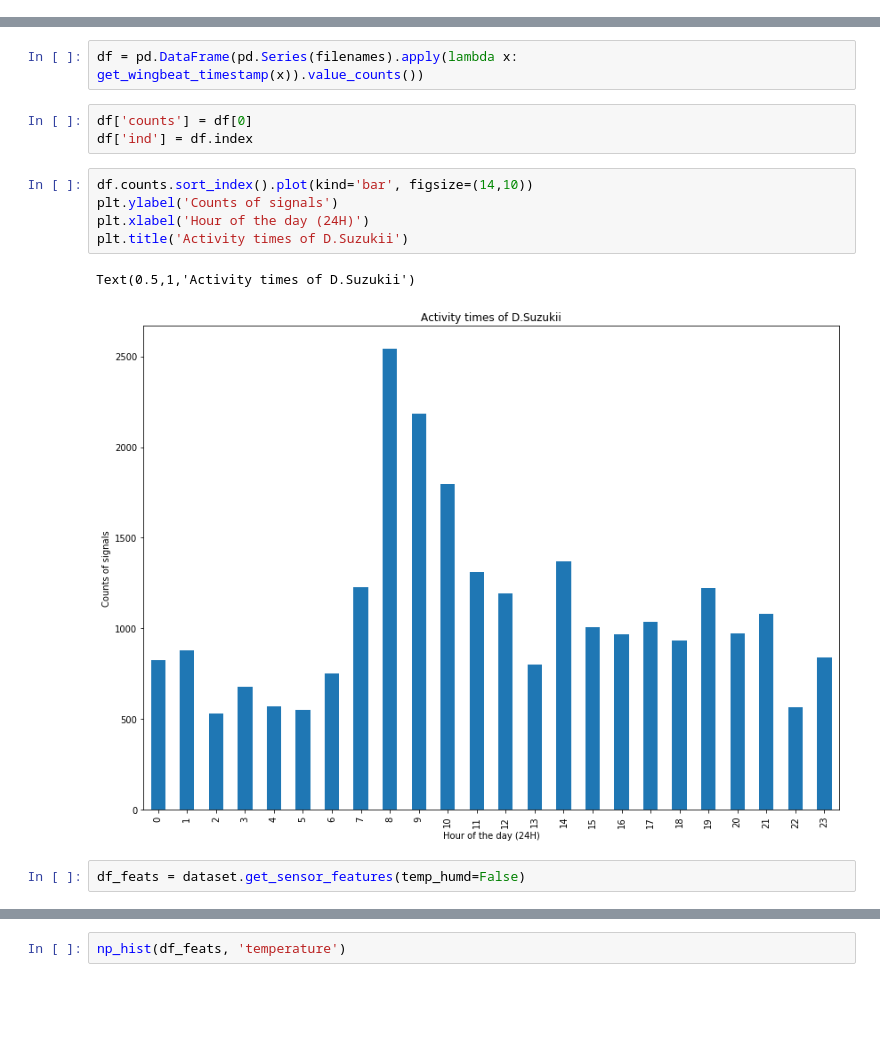
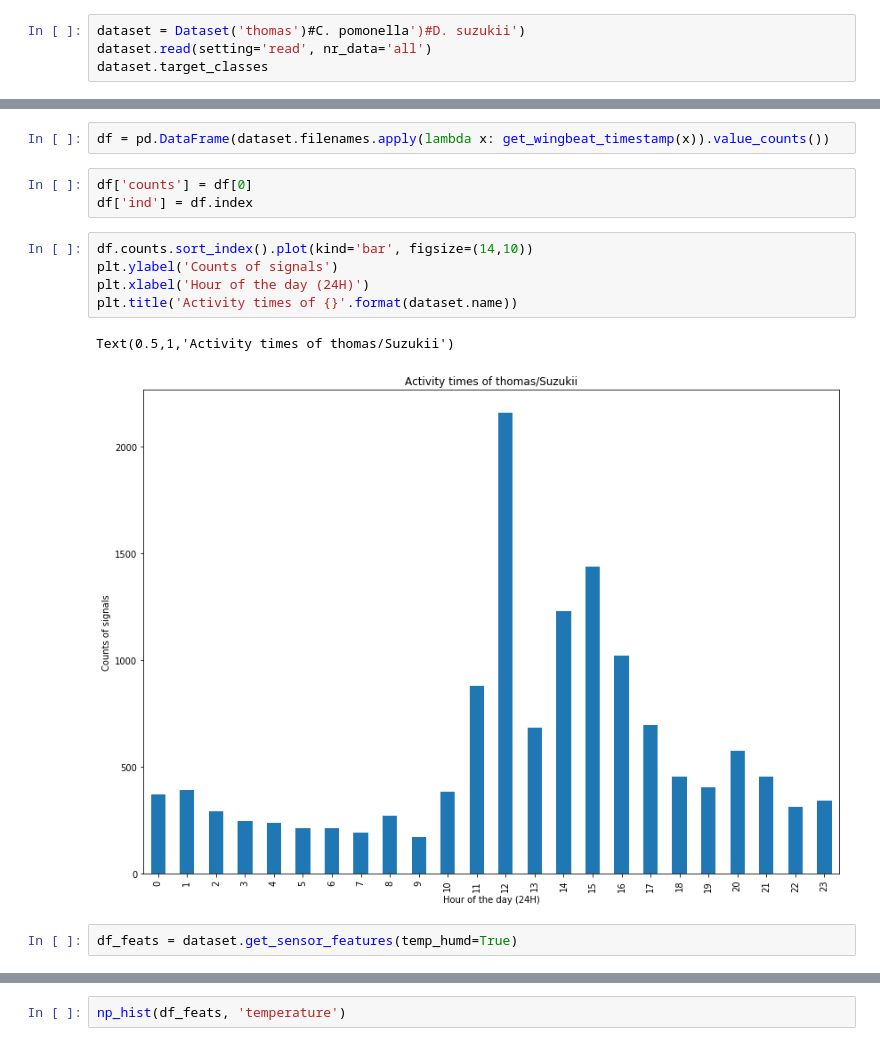
Before and after one commit to kalfasyan/wingbeat_frequencies, a Jupyter notebook: Analyzing_SDcard_data.ipynb, the cells around one changed output, grey strips where cells are left out. Drawn from its saved outputs; the diff is of its cells as text; blank space fills up the shorter version.

Commit message:
added class selection feature in Dataset

```diff
--- a/Analyzing_SDcard_data.ipynb
+++ b/Analyzing_SDcard_data.ipynb
@@ -22,0 +14,4 @@ dataset.get_frequency_peaks()
+# %%
+dataset = Dataset('thomas')#C. pomonella')#D. suzukii')
+dataset.read(setting='read', nr_data='all')
+dataset.target_classes
@@ -27,18 +37,18 @@ plot_wingbeat(data = X[np.random.randint(0,31),:])
 # %%
-df = pd.DataFrame(pd.Series(filenames).apply(lambda x: get_wingbeat_timestamp(x)).value_counts())
+df = pd.DataFrame(dataset.filenames.apply(lambda x: get_wingbeat_timestamp(x)).value_counts())
 # %%
 df['counts'] = df[0]
 df['ind'] = df.index
 # %%
 df.counts.sort_index().plot(kind='bar', figsize=(14,10))
 plt.ylabel('Counts of signals')
 plt.xlabel('Hour of the day (24H)')
-plt.title('Activity times of D.Suzukii')
+plt.title('Activity times of {}'.format(dataset.name))
 # %% [output]
-Text(0.5,1,'Activity times of D.Suzukii')
+Text(0.5,1,'Activity times of thomas/Suzukii')
-[figure, old version]
+[figure, new version]
 # %%
-df_feats = dataset.get_sensor_features(temp_humd=False)
+df_feats = dataset.get_sensor_features(temp_humd=True)
 # %%
 plt.figure(figsize=(10,6))
 df_feats.date.hist(xrot=45)
```
Also changed, not shown: parts of 8 cells of this notebook, 1 other file.
